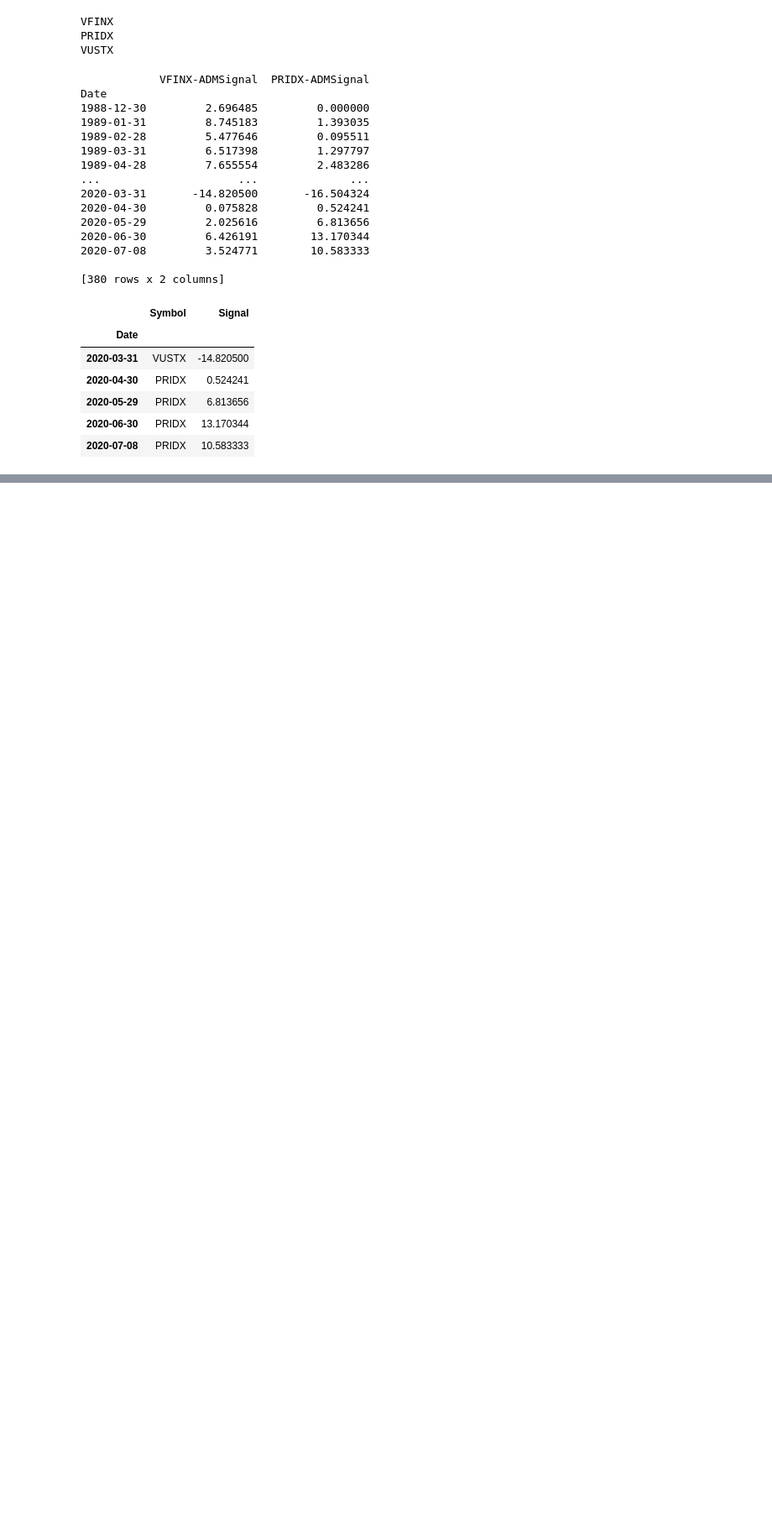
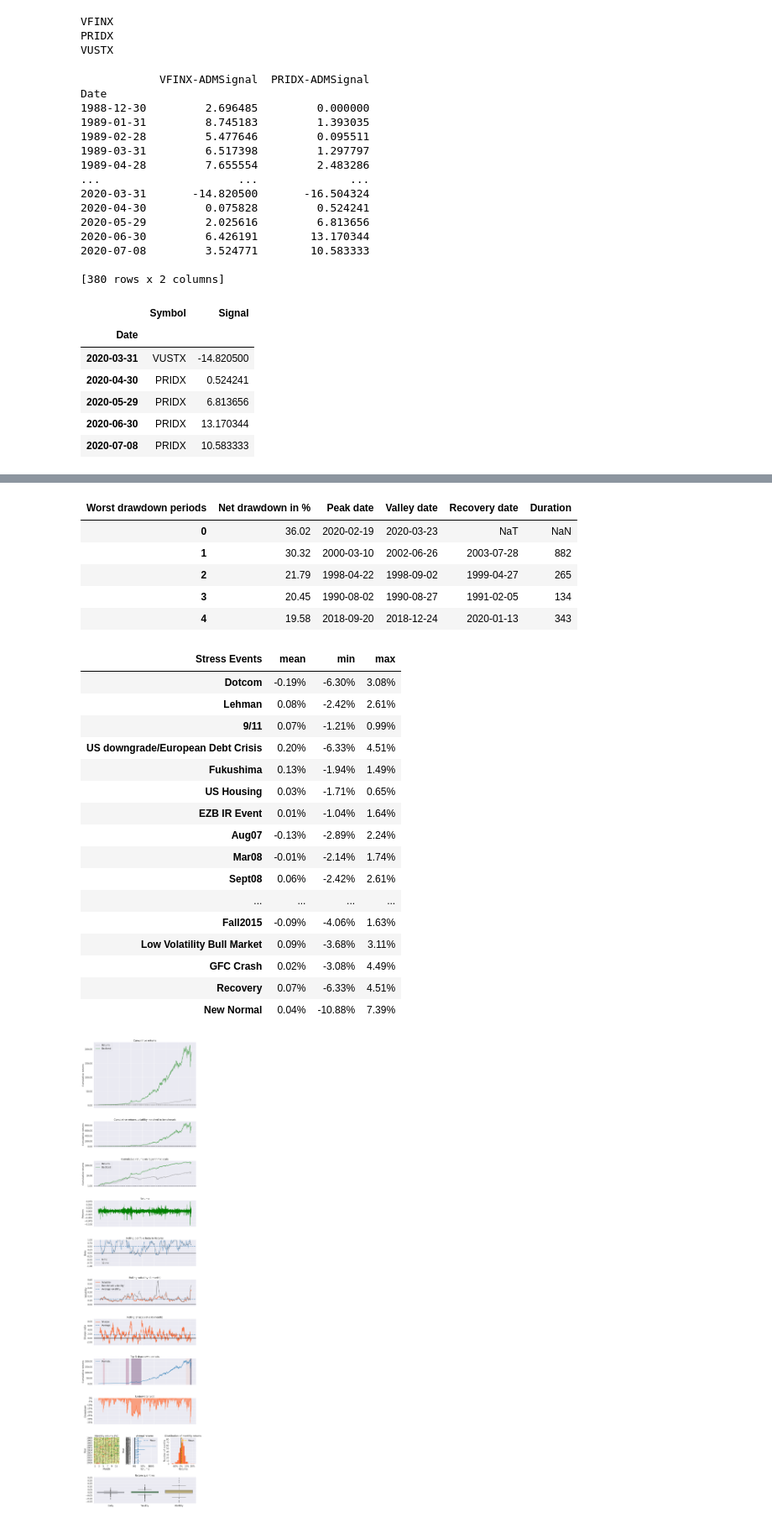
Before and after one commit to jdfergason/investing-strategies-notebooks, a Jupyter notebook: Accelerating Dual Momentum.ipynb, the cells around one changed output, grey strips where cells are left out. Shown at 84% size. Cells and saved outputs as stored; diff of their text form; code cells hidden in the pictures; blank space fills up the shorter version.

```diff
--- a/Accelerating Dual Momentum.ipynb
+++ b/Accelerating Dual Momentum.ipynb
@@ -98,7 +101,7 @@ symbols['Symbol'] = [x.split('-')[0] for x in symbols['Symbol']]
 signal  = pandas.DataFrame(time_aligned.max(axis=1), columns=['Signal'])
 in_signal = symbols.merge(signal, how='inner', on='Date')
 for idx in in_signal[in_signal['Signal'] < 0].index:
-    in_signal.loc[idx, 'Symbol'] = 'VUSTX'
+    in_signal.loc[idx, 'Symbol'] = out_funds
 portfolio = in_signal
 # %%
 # Print out last few items, to show what should be purchased
@@ -111,3 +114,47 @@ portfolio.tail()
 | 2020-05-29 | PRIDX | 6.813656 |
 | 2020-06-30 | PRIDX | 13.170344 |
 | 2020-07-08 | PRIDX | 10.583333 |
+# %%
+#  Compute daily returns for portfolio
+
+returns = []
+
+# Step 1 get all trading days for the period that the portfolio is active
+start_date = list(portfolio.index)[0]
+end_date = list(portfolio.index)[-1]
+trading_days = []
+for symbol, df in data.items():
+    if start_date in list(df.index):
+        for dt in list(df.index):
+            if dt >= start_date and dt <= end_date:
+                trading_days.append(dt)
+        break
+
+# Step 2 for each trading day compute portfolio return
+last = start_date
+asset = portfolio.loc[last]['Symbol']
+for day in trading_days[1:]:
+    current_close = data[asset].loc[day]['Close']
+    previous_close = data[asset].loc[last]['Close']
+    ret = current_close / previous_close - 1
+    returns.append({'Date': day, 'Return': ret})
+
+    # check if asset was sold
+    if day in list(portfolio.index):
+        asset = portfolio.loc[day]['Symbol']
+
+    # update the last trading day
+    last = day
+
+returns_df = pandas.DataFrame([x['Return'] for x in returns], index=pandas.DatetimeIndex([x['Date'] for x in returns], name='Date'), columns=['Returns'])
+# %%
+# Compute benchmark returns
+close = numpy.array(benchmark['Close'])
+rets = (close[1:]/close[:-1]) - 1
+rets = numpy.insert(rets, 0, 0)
+benchmark['Returns'] = rets
+benchmark_aligned = benchmark[benchmark.index > start_date]
+# %%
+import pyfolio
+pyfolio.create_full_tear_sheet(returns_df['Returns'], benchmark_rets=benchmark_aligned['Returns'])
+# %% [output]
@@ -113,0 +180,24 @@ portfolio.tail()
+| Worst drawdown periods | Net drawdown in % | Peak date | Valley date | Recovery date | Duration |
+| 0 | 36.02 | 2020-02-19 | 2020-03-23 | NaT | NaN |
+| 1 | 30.32 | 2000-03-10 | 2002-06-26 | 2003-07-28 | 882 |
+| 2 | 21.79 | 1998-04-22 | 1998-09-02 | 1999-04-27 | 265 |
+| 3 | 20.45 | 1990-08-02 | 1990-08-27 | 1991-02-05 | 134 |
+| 4 | 19.58 | 2018-09-20 | 2018-12-24 | 2020-01-13 | 343 |
+| Stress Events | mean | min | max |
+| Dotcom | -0.19% | -6.30% | 3.08% |
+| Lehman | 0.08% | -2.42% | 2.61% |
+| 9/11 | 0.07% | -1.21% | 0.99% |
+| US downgrade/European Debt Crisis | 0.20% | -6.33% | 4.51% |
+| Fukushima | 0.13% | -1.94% | 1.49% |
+| US Housing | 0.03% | -1.71% | 0.65% |
+| EZB IR Event | 0.01% | -1.04% | 1.64% |
+| Aug07 | -0.13% | -2.89% | 2.24% |
+| Mar08 | -0.01% | -2.14% | 1.74% |
+| Sept08 | 0.06% | -2.42% | 2.61% |
+| ... | ... | ... | ... |
+| Fall2015 | -0.09% | -4.06% | 1.63% |
+| Low Volatility Bull Market | 0.09% | -3.68% | 3.11% |
+| GFC Crash | 0.02% | -3.08% | 4.49% |
+| Recovery | 0.07% | -6.33% | 4.51% |
+| New Normal | 0.04% | -10.88% | 7.39% |
+[figure, added]
```
Also changed, not shown: parts of 3 cells of this notebook.
